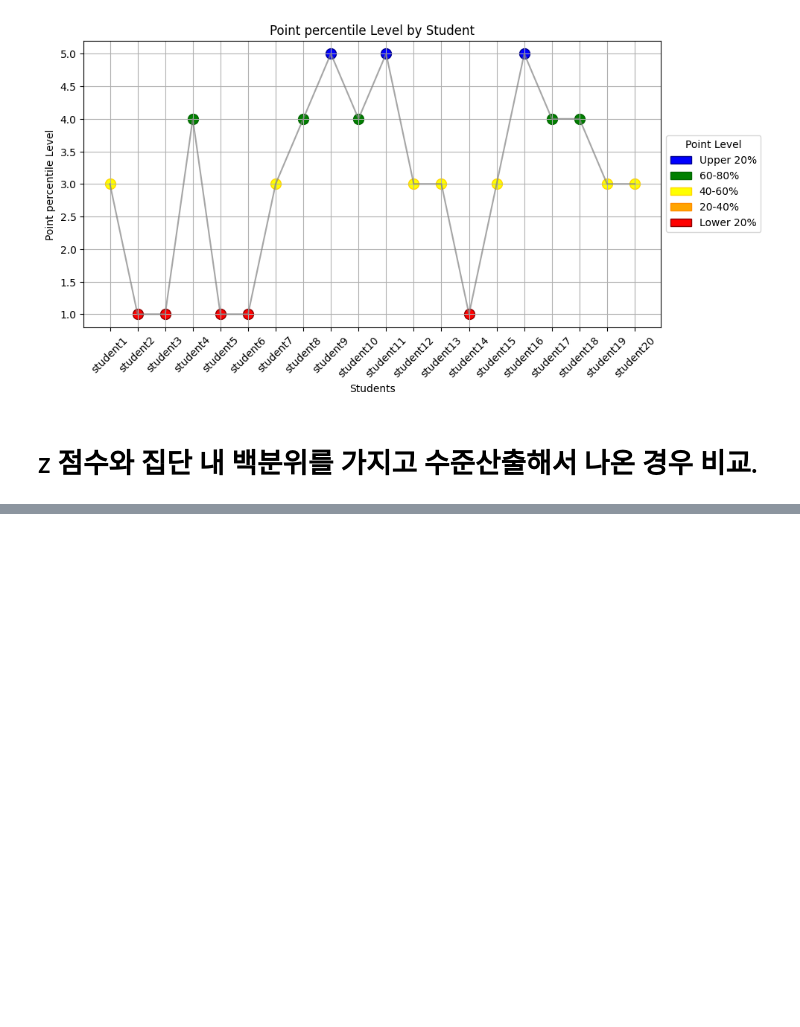
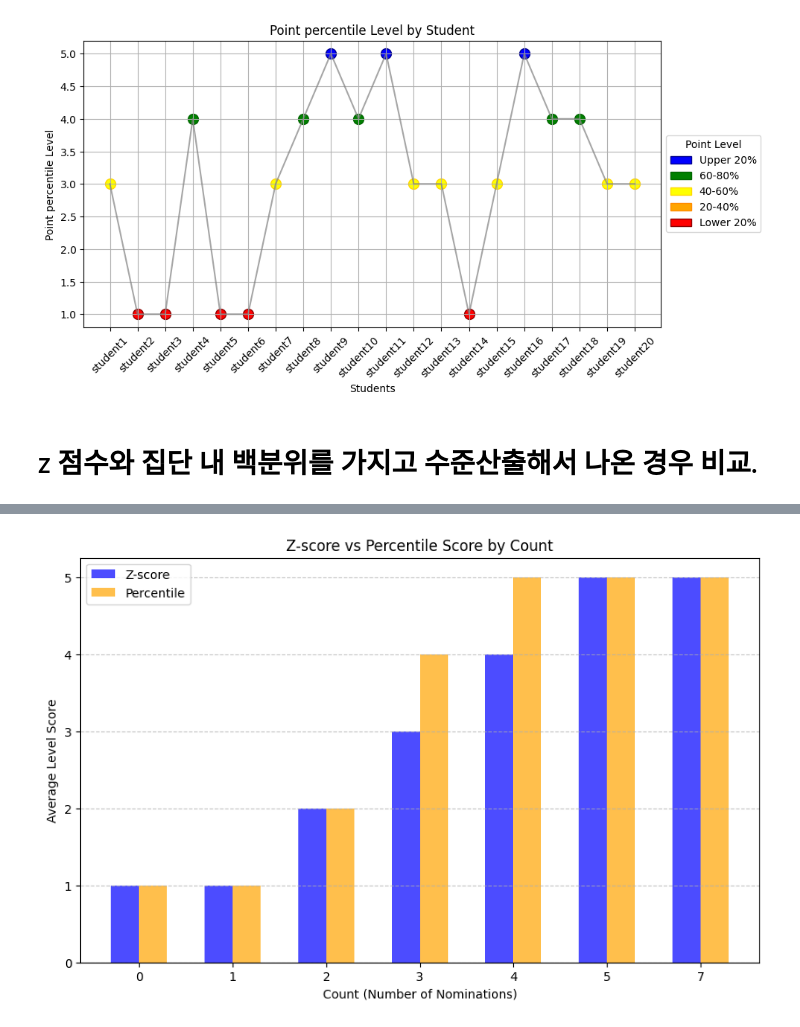
Before and after one commit to Byumin/peer, a Jupyter notebook: standard.ipynb, the cells around one changed output, grey strips where cells are left out. Saved outputs shown, nothing was run; the diff lists cells and outputs as text; code cells hidden in the pictures; blank space fills up the shorter version.

```diff
--- a/standard.ipynb
+++ b/standard.ipynb
@@ -570,0 +543,29 @@ plt.show()
+# %%
+# 데이터프레임을 Count 기준으로 그룹화하여 평균 Z-score 및 Percentile Score 계산
+df_grouped = df.groupby('Count')[['Z-score', 'Percentile']].mean().reset_index()
+
+# 막대그래프 생성
+fig, ax = plt.subplots(figsize=(10, 6))
+
+bar_width = 0.3  # 막대 너비 설정
+index = np.arange(len(df_grouped['Count']))  # X축 인덱스
+
+# Z-score 막대 (파란색)
+bars1 = ax.bar(index - bar_width/2, df_grouped['Z-score'], bar_width, label="Z-score", color='blue', alpha=0.7)
+
+# Percentile Score 막대 (주황색)
+bars2 = ax.bar(index + bar_width/2, df_grouped['Percentile'], bar_width, label="Percentile", color='orange', alpha=0.7)
+
+# X축 설정
+ax.set_xlabel("Count (Number of Nominations)")
+ax.set_ylabel("Average Level Score")
+ax.set_title("Z-score vs Percentile Score by Count")
+ax.set_xticks(index)
+ax.set_xticklabels(df_grouped['Count'])
+ax.legend()
+
+# 그래프 출력
+plt.grid(axis='y', linestyle='--', alpha=0.7)
+plt.show()
+# %% [output]
+[figure, added]
```
Also changed, not shown: parts of 10 cells of this notebook.
